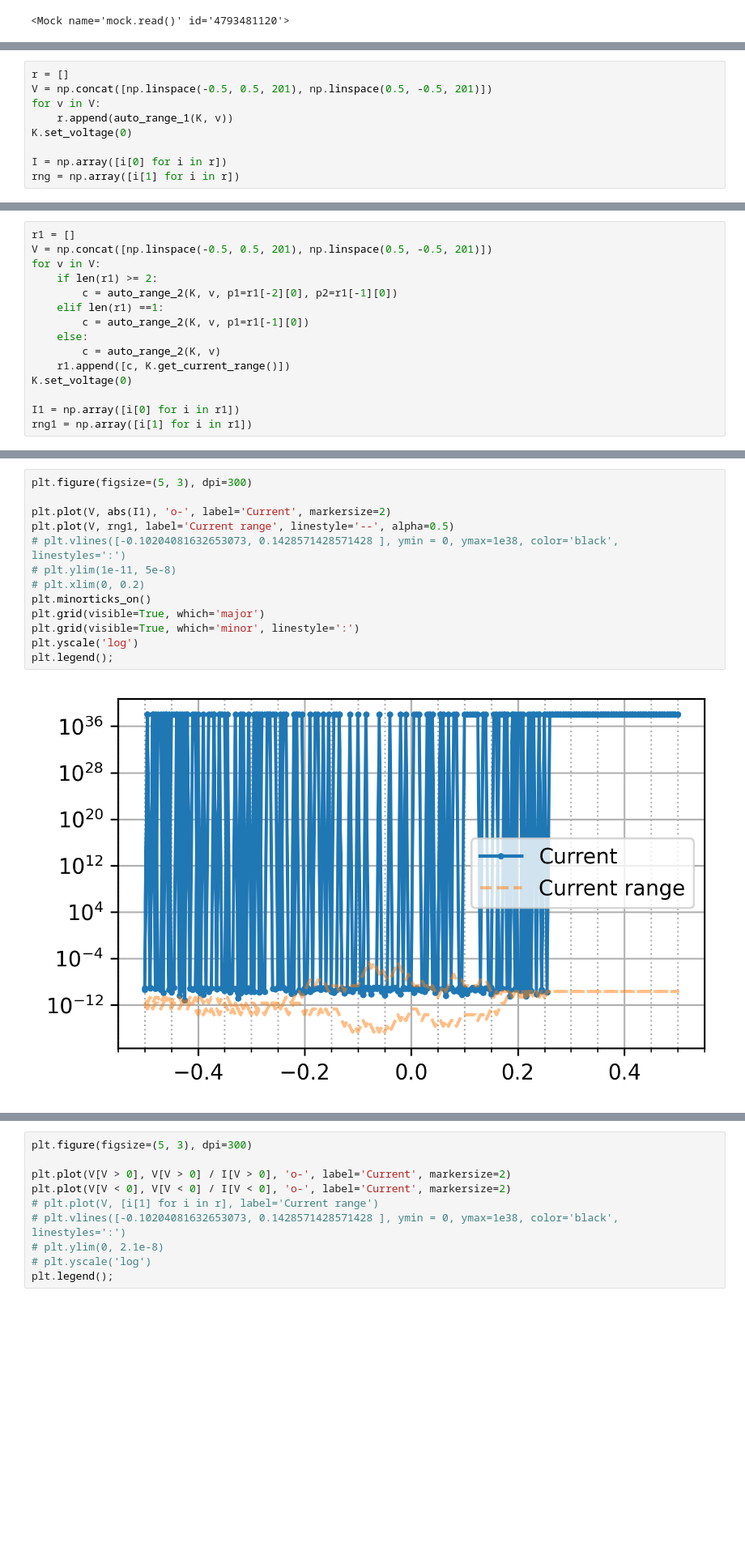
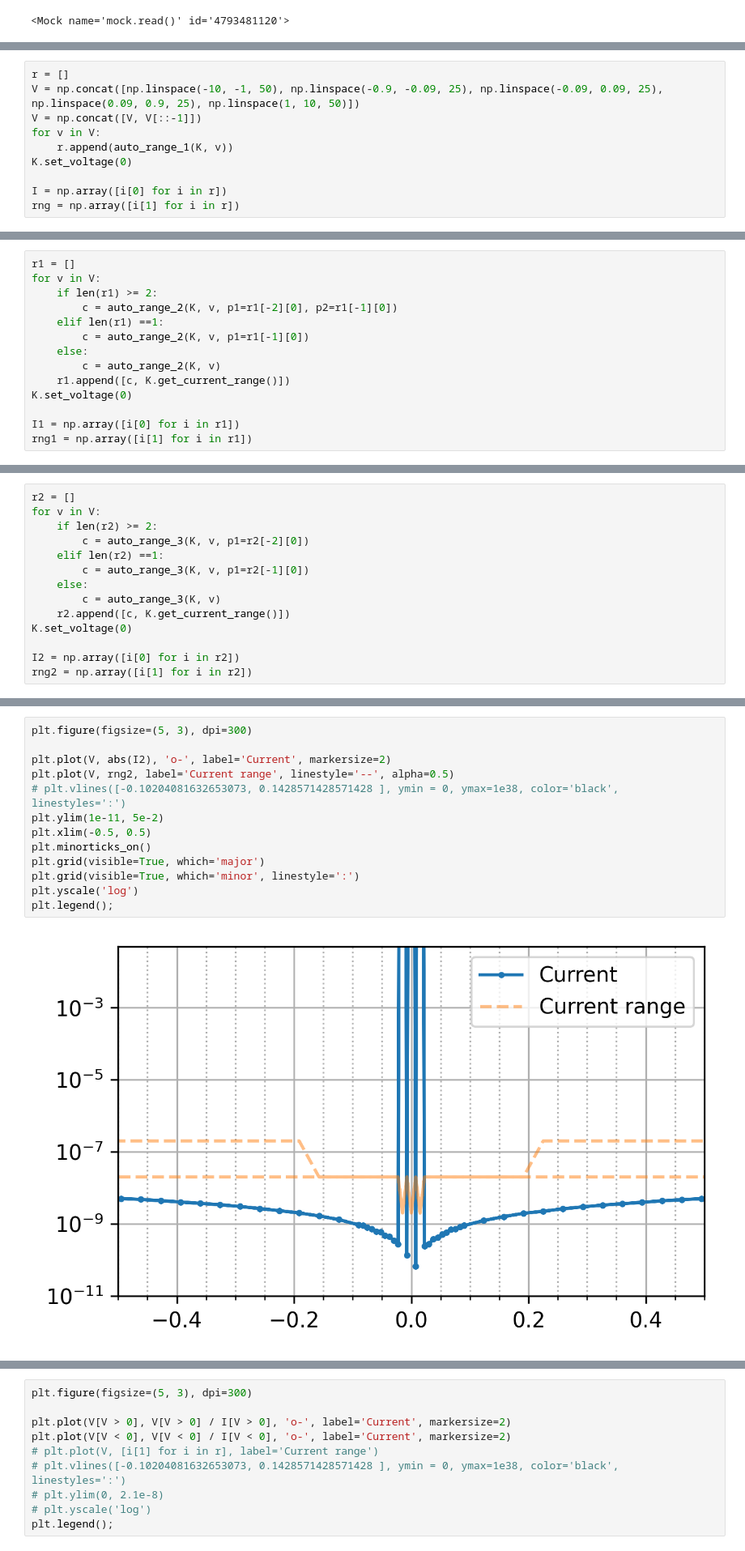
Before and after one commit to colnio/NUSLab, a Jupyter notebook: tst.ipynb, the cells around one changed output, grey strips where cells are left out. Shown: that part at 81% size. Saved outputs shown, nothing was run; the diff lists cells and outputs as text; blank space fills up the shorter version.

Commit message:
Added auto3

```diff
--- a/tst.ipynb
+++ b/tst.ipynb
@@ -91,6 +108,7 @@ def auto_range_2(device, v, p1=None, p2=None):
 # %%
 r = []
-V = np.concat([np.linspace(-0.5, 0.5, 201), np.linspace(0.5, -0.5, 201)])
+V = np.concat([np.linspace(-10, -1, 50), np.linspace(-0.9, -0.09, 25), np.linspace(-0.09, 0.09, 25), np.linspace(0.09, 0.9, 25), np.linspace(1, 10, 50)])
+V = np.concat([V, V[::-1]])
 for v in V:
     r.append(auto_range_1(K, v))
 K.set_voltage(0)
@@ -99,0 +140,14 @@ rng = np.array([i[1] for i in r])
+# %%
+r1 = []
+for v in V:
+    if len(r1) >= 2:
+        c = auto_range_2(K, v, p1=r1[-2][0], p2=r1[-1][0])
+    elif len(r1) ==1:
+        c = auto_range_2(K, v, p1=r1[-1][0])
+    else:
+        c = auto_range_2(K, v)
+    r1.append([c, K.get_current_range()])
+K.set_voltage(0)
+
+I1 = np.array([i[0] for i in r1])
+rng1 = np.array([i[1] for i in r1])
@@ -115,15 +171,14 @@ plt.legend();
 # %%
-r1 = []
-V = np.concat([np.linspace(-0.5, 0.5, 201), np.linspace(0.5, -0.5, 201)])
+r2 = []
 for v in V:
-    if len(r1) >= 2:
-        c = auto_range_2(K, v, p1=r1[-2][0], p2=r1[-1][0])
-    elif len(r1) ==1:
-        c = auto_range_2(K, v, p1=r1[-1][0])
+    if len(r2) >= 2:
+        c = auto_range_3(K, v, p1=r2[-2][0])
+    elif len(r2) ==1:
+        c = auto_range_3(K, v, p1=r2[-1][0])
     else:
-        c = auto_range_2(K, v)
-    r1.append([c, K.get_current_range()])
+        c = auto_range_3(K, v)
+    r2.append([c, K.get_current_range()])
 K.set_voltage(0)
 
-I1 = np.array([i[0] for i in r1])
-rng1 = np.array([i[1] for i in r1])
+I2 = np.array([i[0] for i in r2])
+rng2 = np.array([i[1] for i in r2])
@@ -130,15 +203,15 @@ rng1 = np.array([i[1] for i in r1])
 # %%
 plt.figure(figsize=(5, 3), dpi=300)
 
-plt.plot(V, abs(I1), 'o-', label='Current', markersize=2)
-plt.plot(V, rng1, label='Current range', linestyle='--', alpha=0.5)
+plt.plot(V, abs(I2), 'o-', label='Current', markersize=2)
+plt.plot(V, rng2, label='Current range', linestyle='--', alpha=0.5)
 # plt.vlines([-0.10204081632653073, 0.1428571428571428 ], ymin = 0, ymax=1e38, color='black', linestyles=':')
-# plt.ylim(1e-11, 5e-8)
-# plt.xlim(0, 0.2)
+plt.ylim(1e-11, 5e-2)
+plt.xlim(-0.5, 0.5)
 plt.minorticks_on()
 plt.grid(visible=True, which='major')
 plt.grid(visible=True, which='minor', linestyle=':')
 plt.yscale('log')
 plt.legend();
 # %% [output]
-[figure, old version]
+[figure, new version]
```
Also changed, not shown: parts of 11 cells of this notebook.
